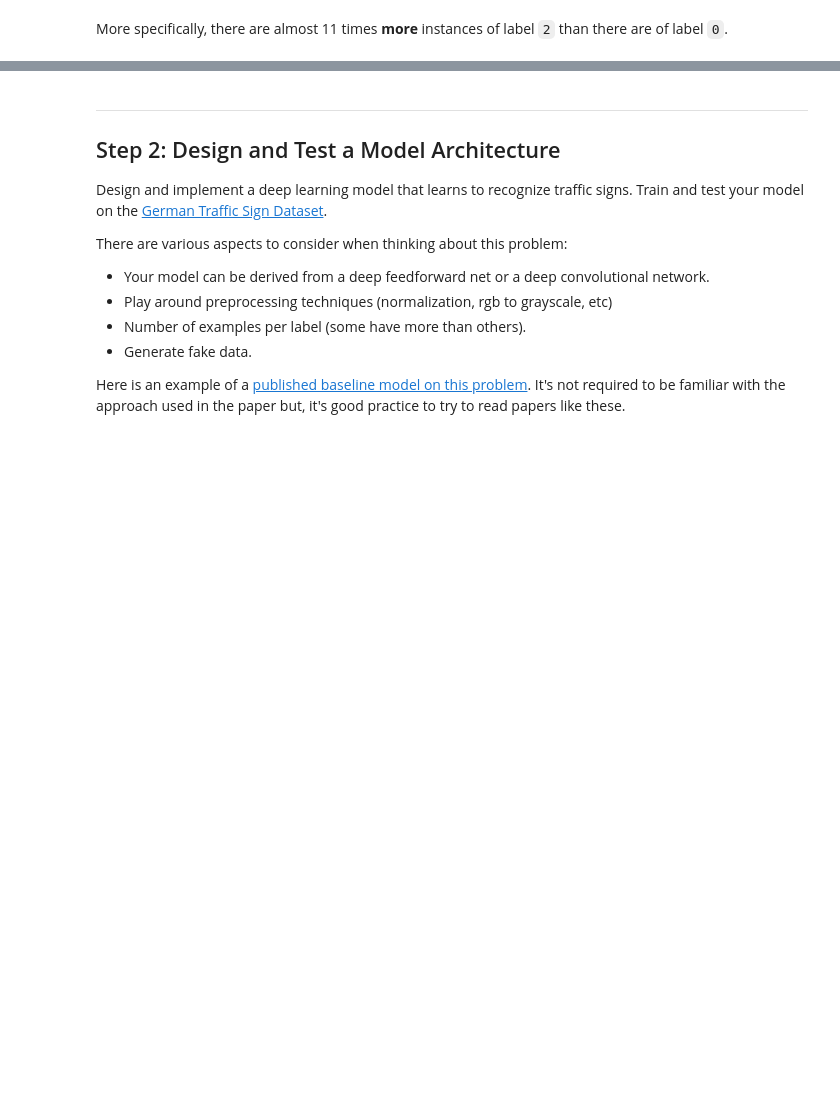
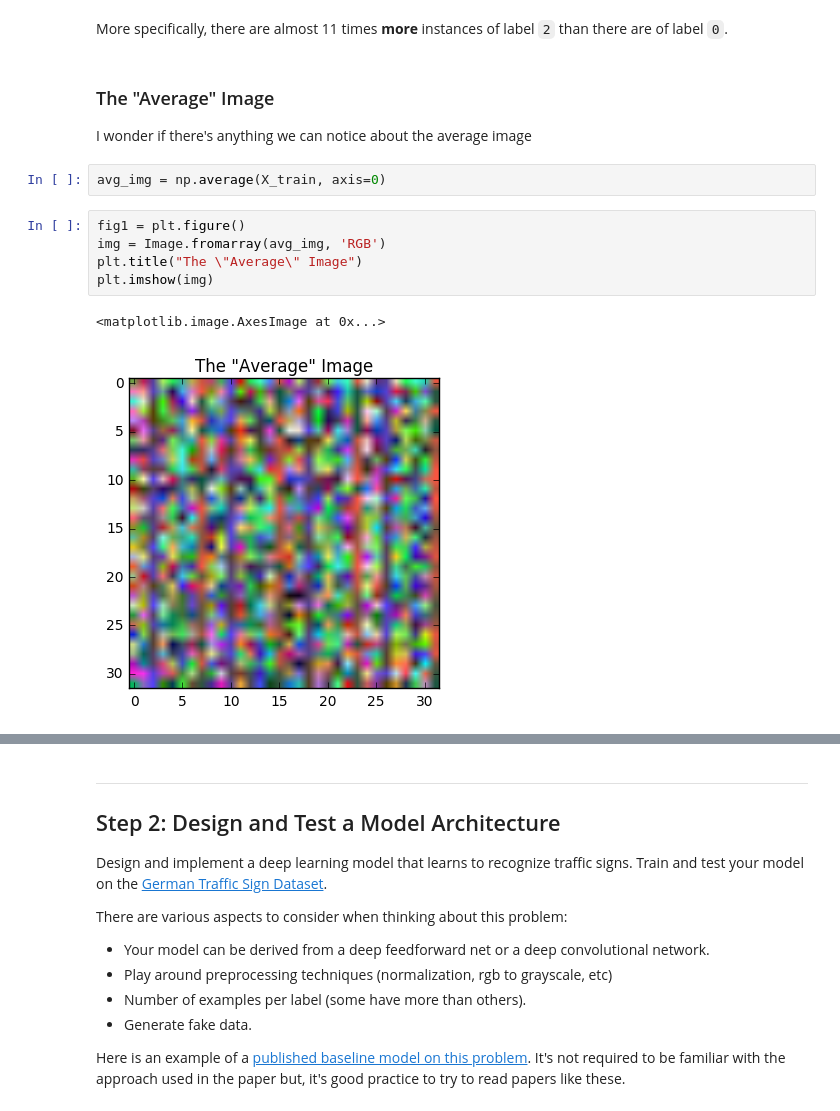
Before and after one commit to mgruben/traffic-signs, a Jupyter notebook: Traffic_Signs_Recognition.ipynb, the cells around one changed output, grey strips where cells are left out. Saved outputs shown, nothing was run; the diff lists cells and outputs as text; blank space fills up the shorter version.

```diff
--- a/Traffic_Signs_Recognition.ipynb
+++ b/Traffic_Signs_Recognition.ipynb
@@ -115,3 +115,16 @@ max(n) / min(n)
 10.714285714285714
 # %% [markdown]
 More specifically, there are almost 11 times **more** instances of label `2` than there are of label `0`.
+# %% [markdown]
+### The "Average" Image
+I wonder if there's anything we can notice about the average image
+# %%
+avg_img = np.average(X_train, axis=0)
+# %%
+fig1 = plt.figure()
+img = Image.fromarray(avg_img, 'RGB')
+plt.title("The \"Average\" Image")
+plt.imshow(img)
+# %% [output]
+<matplotlib.image.AxesImage at 0x...>
+[figure, added]
```
Also changed, not shown: parts of 8 cells of this notebook.
